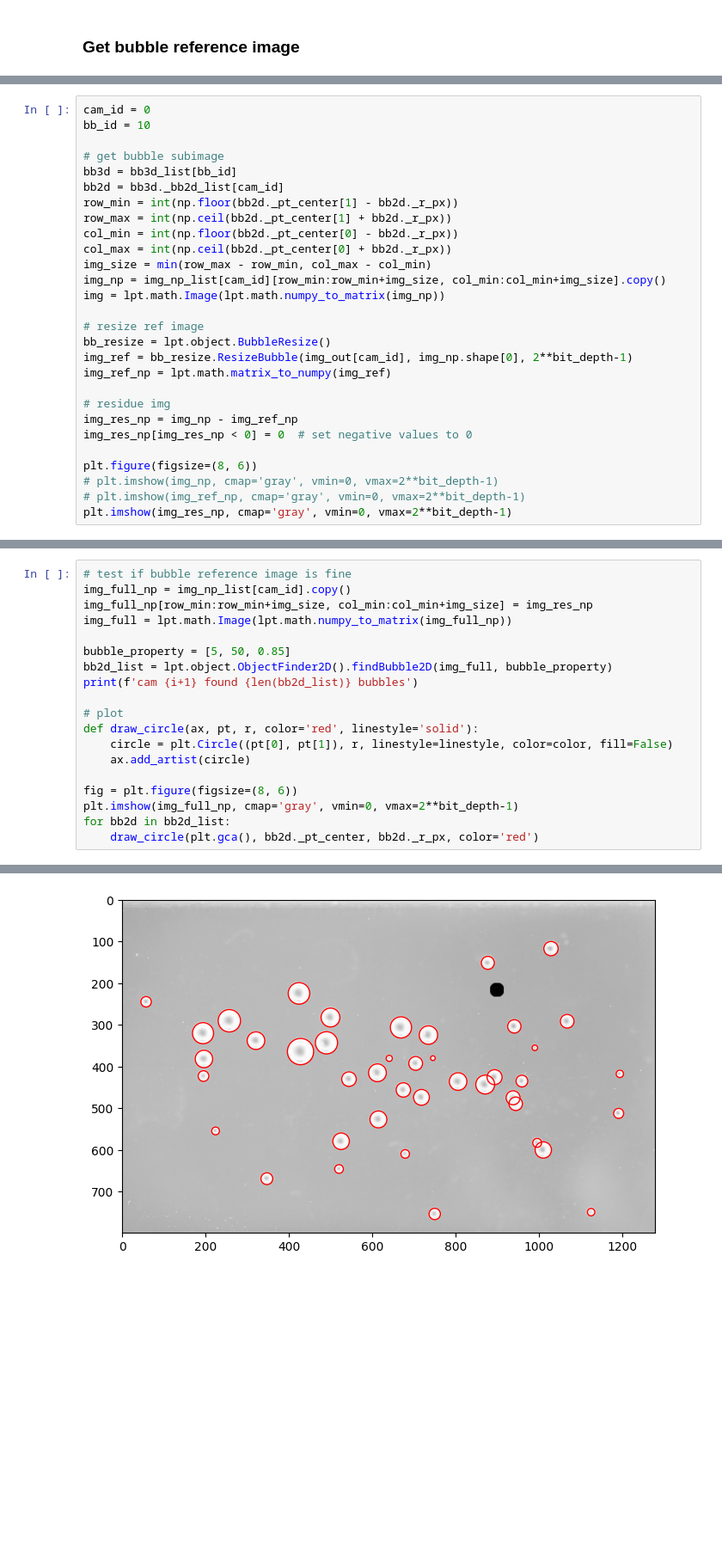
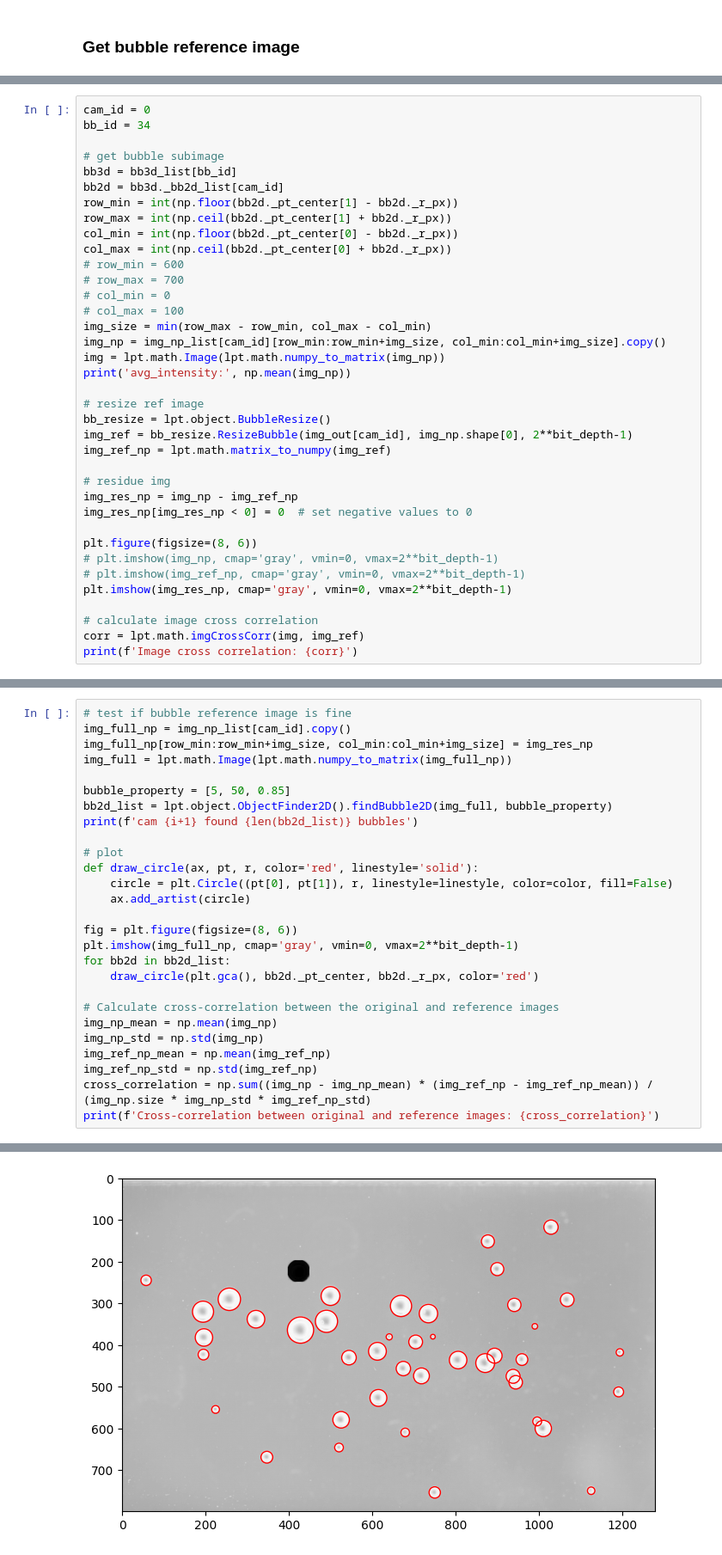
Before and after one commit to JHU-NI-LAB/OpenLPT_GUI, a Jupyter notebook: demo/python/demo_bubble.ipynb, the cells around one changed output, grey strips where cells are left out. Shown at 86% size. Saved outputs shown, nothing was run; the diff lists cells and outputs as text; blank space fills up the shorter version.

```diff
--- a/demo/python/demo_bubble.ipynb
+++ b/demo/python/demo_bubble.ipynb
@@ -152,6 +193,6 @@ for cam_id in range(ncam):
 # %%
 cam_id = 0
-bb_id = 10
+bb_id = 34
 
 # get bubble subimage
 bb3d = bb3d_list[bb_id]
@@ -160,9 +201,14 @@ row_min = int(np.floor(bb2d._pt_center[1] - bb2d._r_px))
 row_max = int(np.ceil(bb2d._pt_center[1] + bb2d._r_px))
 col_min = int(np.floor(bb2d._pt_center[0] - bb2d._r_px))
 col_max = int(np.ceil(bb2d._pt_center[0] + bb2d._r_px))
+# row_min = 600
+# row_max = 700
+# col_min = 0
+# col_max = 100
 img_size = min(row_max - row_min, col_max - col_min)
 img_np = img_np_list[cam_id][row_min:row_min+img_size, col_min:col_min+img_size].copy()
 img = lpt.math.Image(lpt.math.numpy_to_matrix(img_np))
+print('avg_intensity:', np.mean(img_np))
 
 # resize ref image
 bb_resize = lpt.object.BubbleResize()
@@ -177,4 +223,8 @@ plt.figure(figsize=(8, 6))
 # plt.imshow(img_np, cmap='gray', vmin=0, vmax=2**bit_depth-1)
 # plt.imshow(img_ref_np, cmap='gray', vmin=0, vmax=2**bit_depth-1)
 plt.imshow(img_res_np, cmap='gray', vmin=0, vmax=2**bit_depth-1)
+
+# calculate image cross correlation
+corr = lpt.math.imgCrossCorr(img, img_ref)
+print(f'Image cross correlation: {corr}')
 # %% [output]
@@ -199,5 +250,13 @@ fig = plt.figure(figsize=(8, 6))
 plt.imshow(img_full_np, cmap='gray', vmin=0, vmax=2**bit_depth-1)
 for bb2d in bb2d_list:
     draw_circle(plt.gca(), bb2d._pt_center, bb2d._r_px, color='red')
+
+# Calculate cross-correlation between the original and reference images
+img_np_mean = np.mean(img_np)
+img_np_std = np.std(img_np)
+img_ref_np_mean = np.mean(img_ref_np)
+img_ref_np_std = np.std(img_ref_np)
+cross_correlation = np.sum((img_np - img_np_mean) * (img_ref_np - img_ref_np_mean)) / (img_np.size * img_np_std * img_ref_np_std)
+print(f'Cross-correlation between original and reference images: {cross_correlation}')
 # %% [output]
 cam 36 found 42 bubbles
@@ -204 +264 @@ cam 36 found 42 bubbles
-[figure, old version]
+[figure, new version]
```
Also changed, not shown: parts of 8 cells of this notebook, 14 other files.
